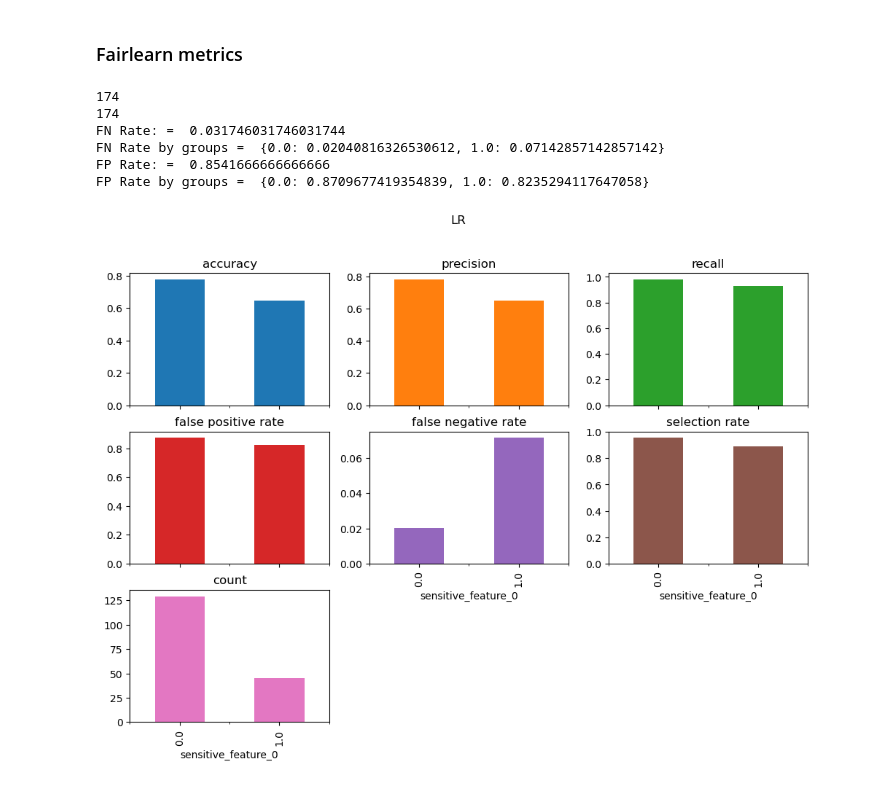
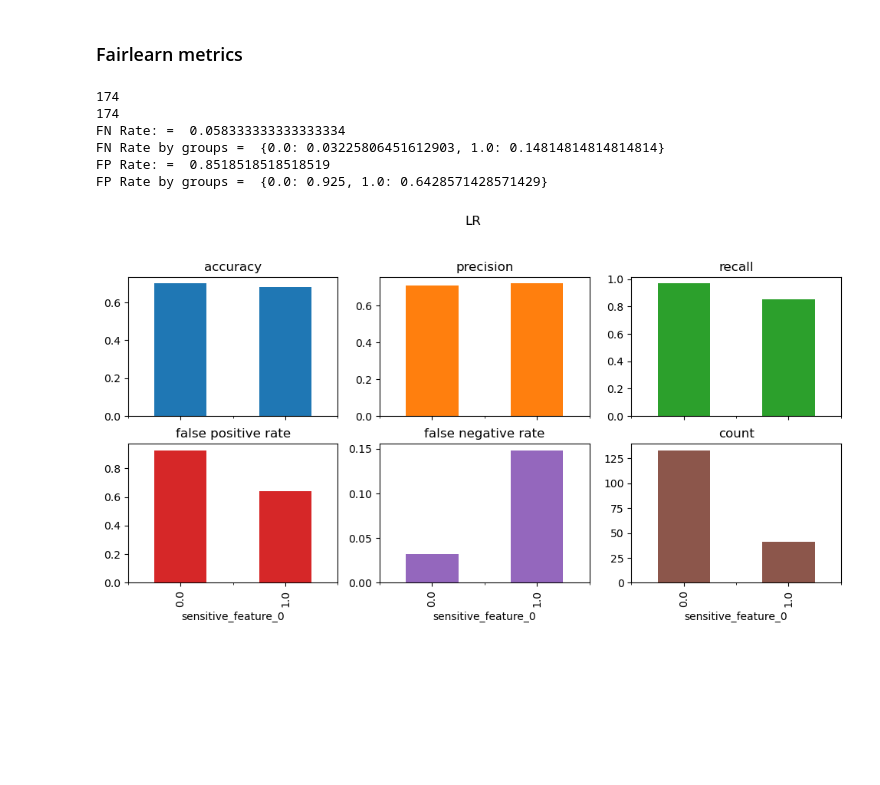
Before and after one commit to javism/seminariofate2022, a Jupyter notebook: IndianLiverPatientDataset-seminar.ipynb, the cells around one changed output. Drawn from its saved outputs; the diff is of its cells as text; code cells hidden in the pictures; blank space fills up the shorter version.

Commit message:
Fixed fairlearn metrics plot

```diff
--- a/IndianLiverPatientDataset-seminar.ipynb
+++ b/IndianLiverPatientDataset-seminar.ipynb
@@ -5,7 +5,7 @@
 # This is included in the article
 remove_gender_input = False
 # Optimizing parameters results in higher gener performance differences
-grid_search = False
+grid_search = True
 # %% [markdown]
 **Debate**:
 * Por qué aumenta la discriminación al optimizar los hiperparámetros
@@ -228,38 +231,37 @@ print("FP Rate by groups = ", grouped_metric.by_group.to_dict())
 # %% [output]
 174
 174
-FN Rate: =  0.031746031746031744
-FN Rate by groups =  {0.0: 0.02040816326530612, 1.0: 0.07142857142857142}
-FP Rate: =  0.8541666666666666
-FP Rate by groups =  {0.0: 0.8709677419354839, 1.0: 0.8235294117647058}
+FN Rate: =  0.058333333333333334
+FN Rate by groups =  {0.0: 0.03225806451612903, 1.0: 0.14814814814814814}
+FP Rate: =  0.8518518518518519
+FP Rate by groups =  {0.0: 0.925, 1.0: 0.6428571428571429}
 # %%
 from sklearn.metrics import accuracy_score
 from sklearn.metrics import precision_score
 from sklearn.metrics import recall_score
 from fairlearn.metrics import false_positive_rate
 from fairlearn.metrics import true_positive_rate
 from fairlearn.metrics import selection_rate
 from fairlearn.metrics import count
 
 metrics = {
     'accuracy': accuracy_score,
     'precision': precision_score,
     'recall': recall_score,
     'false positive rate': false_positive_rate,
     'false negative rate': false_negative_rate,
-    'selection rate': selection_rate,
     'count': count}
 metric_frame = MetricFrame(metrics=metrics,
                            y_true=y_test,
                            y_pred=y_test_pred,
                            sensitive_features=group_membership_data)
 metric_frame.by_group.plot.bar(
     subplots=True,
     layout=[3, 3],
     legend=False,
     figsize=[12, 8],
     title="LR",
 )
 plt.show()
 # %% [output]
-[figure, old version]
+[figure, new version]
```
Also changed, not shown: parts of 2 cells of this notebook, 1 other file.
